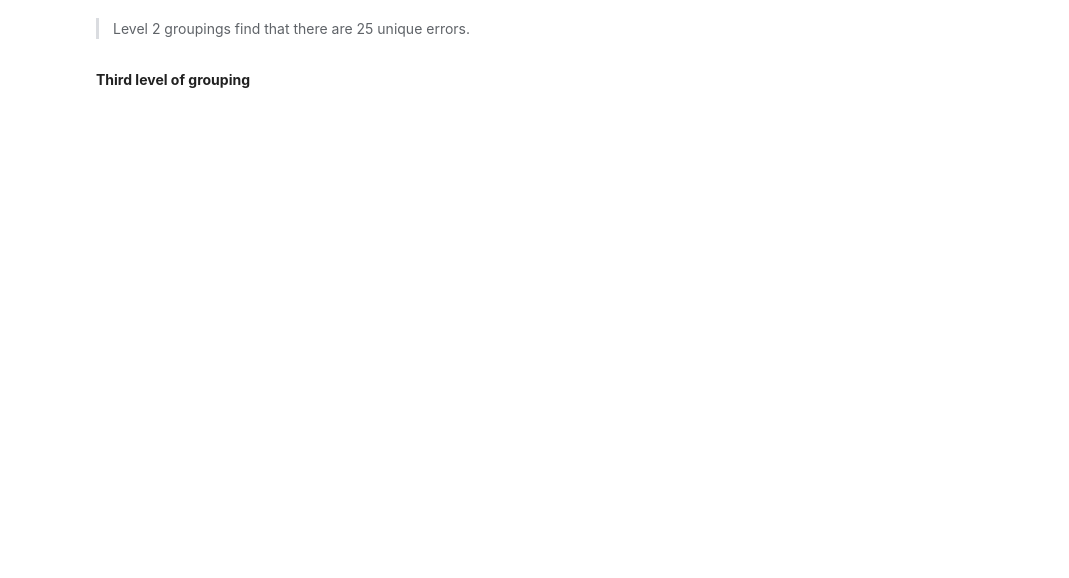
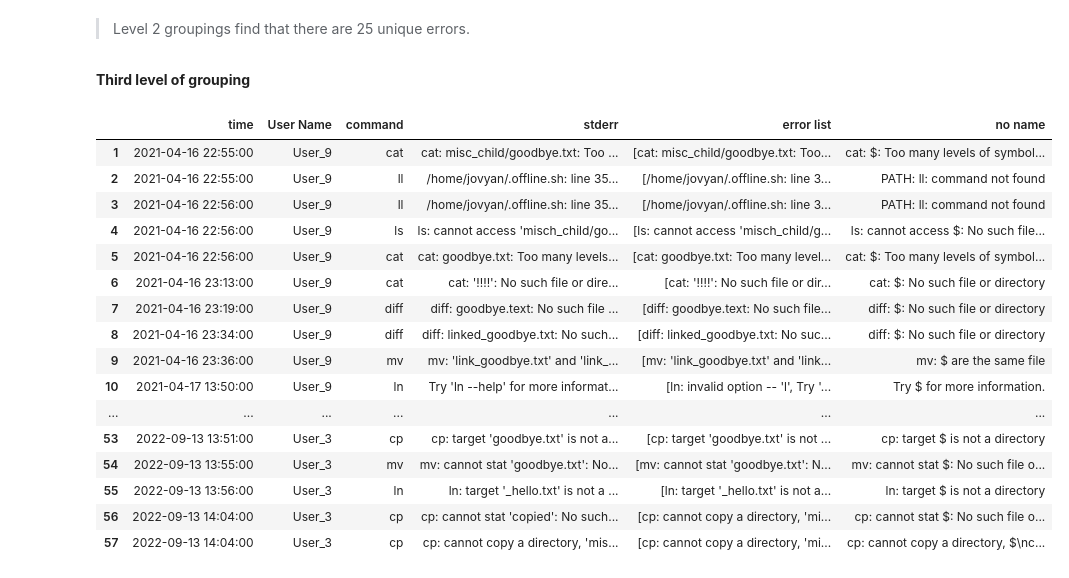
Before and after one commit to GuningShen/error-suggestion, a Jupyter notebook: Error_Analyzer.ipynb, the cells around one changed output. Saved outputs shown, nothing was run; the diff lists cells and outputs as text; code cells hidden in the pictures; blank space fills up the shorter version.

```diff
--- a/Error_Analyzer.ipynb
+++ b/Error_Analyzer.ipynb
@@ -528,4 +528,25 @@ Name: no name, dtype: int64
 > Level 2 groupings find that there are 25 unique errors.
 # %% [markdown]
 **Third level of grouping**
+# %%
+error_expand = error_expand.dropna()
+error_expand
+# %% [output]
+|  | time | User Name | command | stderr | error list | no name |
+| 1 | 2021-04-16 22:55:00 | User_9 | cat | cat: misc_child/goodbye.txt: Too ... | [cat: misc_child/goodbye.txt: Too... | cat: $: Too many levels of symbol... |
+| 2 | 2021-04-16 22:55:00 | User_9 | ll | /home/jovyan/.offline.sh: line 35... | [/home/jovyan/.offline.sh: line 3... | PATH: ll: command not found |
+| 3 | 2021-04-16 22:56:00 | User_9 | ll | /home/jovyan/.offline.sh: line 35... | [/home/jovyan/.offline.sh: line 3... | PATH: ll: command not found |
+| 4 | 2021-04-16 22:56:00 | User_9 | ls | ls: cannot access 'misch_child/go... | [ls: cannot access 'misch_child/g... | ls: cannot access $: No such file... |
+| 5 | 2021-04-16 22:56:00 | User_9 | cat | cat: goodbye.txt: Too many levels... | [cat: goodbye.txt: Too many level... | cat: $: Too many levels of symbol... |
+| 6 | 2021-04-16 23:13:00 | User_9 | cat | cat: '!!!!': No such file or dire... | [cat: '!!!!': No such file or dir... | cat: $: No such file or directory |
+| 7 | 2021-04-16 23:19:00 | User_9 | diff | diff: goodbye.text: No such file ... | [diff: goodbye.text: No such file... | diff: $: No such file or directory |
+| 8 | 2021-04-16 23:34:00 | User_9 | diff | diff: linked_goodbye.txt: No such... | [diff: linked_goodbye.txt: No suc... | diff: $: No such file or directory |
+| 9 | 2021-04-16 23:36:00 | User_9 | mv | mv: 'link_goodbye.txt' and 'link_... | [mv: 'link_goodbye.txt' and 'link... | mv: $ are the same file |
+| 10 | 2021-04-17 13:50:00 | User_9 | ln | Try 'ln --help' for more informat... | [ln: invalid option -- 'l', Try '... | Try $ for more information. |
+| ... | ... | ... | ... | ... | ... | ... |
+| 53 | 2022-09-13 13:51:00 | User_3 | cp | cp: target 'goodbye.txt' is not a... | [cp: target 'goodbye.txt' is not ... | cp: target $ is not a directory |
+| 54 | 2022-09-13 13:55:00 | User_3 | mv | mv: cannot stat 'goodbye.txt': No... | [mv: cannot stat 'goodbye.txt': N... | mv: cannot stat $: No such file o... |
+| 55 | 2022-09-13 13:56:00 | User_3 | ln | ln: target '_hello.txt' is not a ... | [ln: target '_hello.txt' is not a... | ln: target $ is not a directory |
+| 56 | 2022-09-13 14:04:00 | User_3 | cp | cp: cannot stat 'copied': No such... | [cp: cannot copy a directory, 'mi... | cp: cannot stat $: No such file o... |
+| 57 | 2022-09-13 14:04:00 | User_3 | cp | cp: cannot copy a directory, 'mis... | [cp: cannot copy a directory, 'mi... | cp: cannot copy a directory, $\nc... |
 # %%
```
Also changed, not shown: parts of 21 cells of this notebook.
